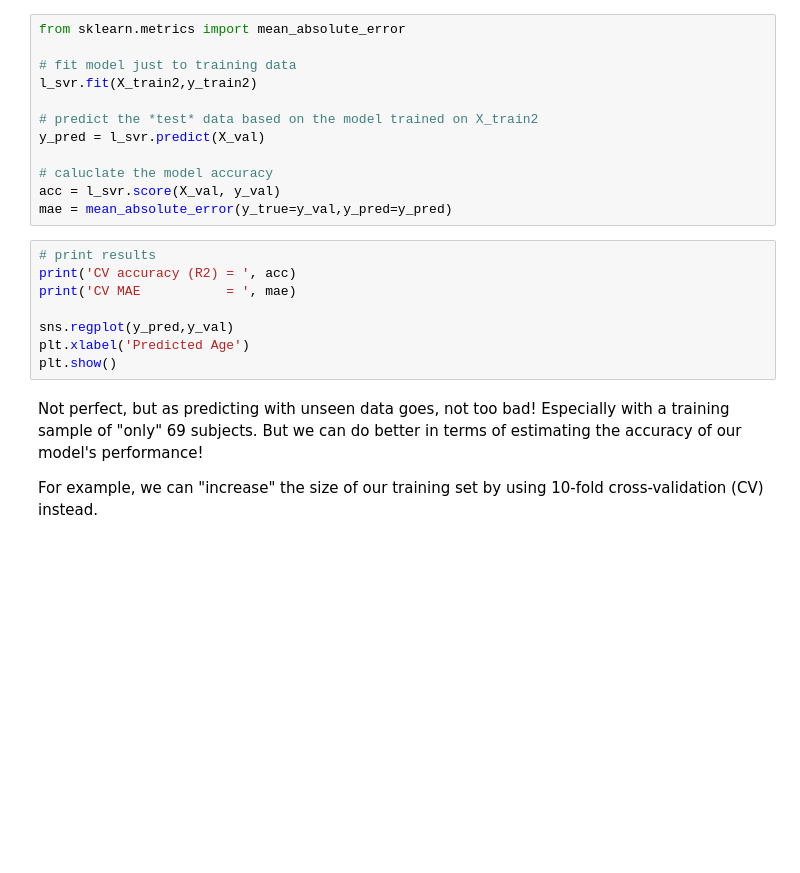
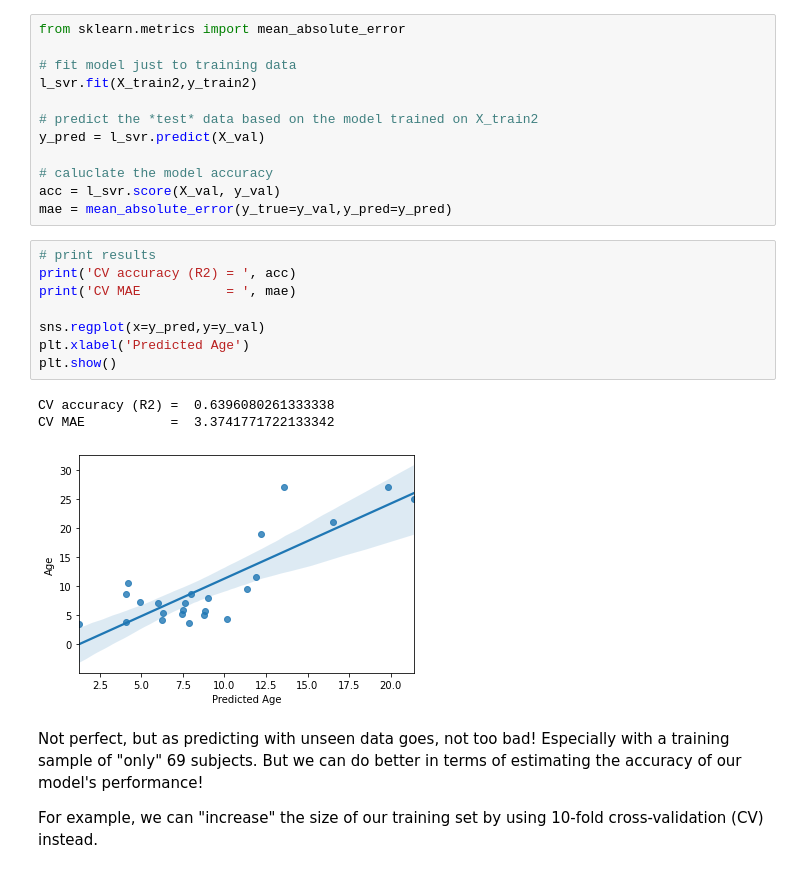
Before and after one commit to netneurolab/ipn-summer-school, a Jupyter notebook: lectures/2021-06-29/13-15/demo.ipynb, the cells around one changed output. Drawn from its saved outputs; the diff is of its cells as text; blank space fills up the shorter version.

```diff
--- a/lectures/2021-06-29/13-15/demo.ipynb
+++ b/lectures/2021-06-29/13-15/demo.ipynb
@@ -334,11 +402,15 @@ mae = mean_absolute_error(y_true=y_val,y_pred=y_pred)
 # %%
 # print results
 print('CV accuracy (R2) = ', acc)
 print('CV MAE           = ', mae)
 
-sns.regplot(y_pred,y_val)
+sns.regplot(x=y_pred,y=y_val)
 plt.xlabel('Predicted Age')
 plt.show()
+# %% [output]
+CV accuracy (R2) =  0.6396080261333338
+CV MAE           =  3.3741771722133342
+[figure, added]
 # %% [markdown]
 Not perfect, but as predicting with unseen data goes, not too bad! Especially with a training sample of "only" 69 subjects. But we can do better in terms of estimating the accuracy of our model's performance!
 
```
Also changed, not shown: parts of 40 cells of this notebook.
